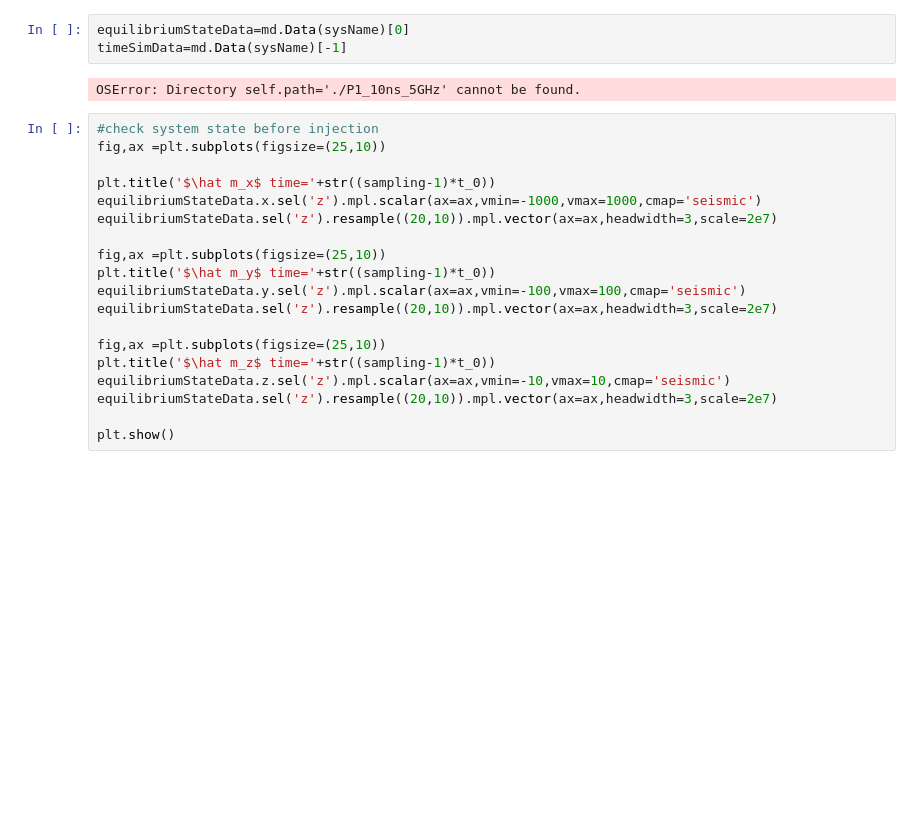
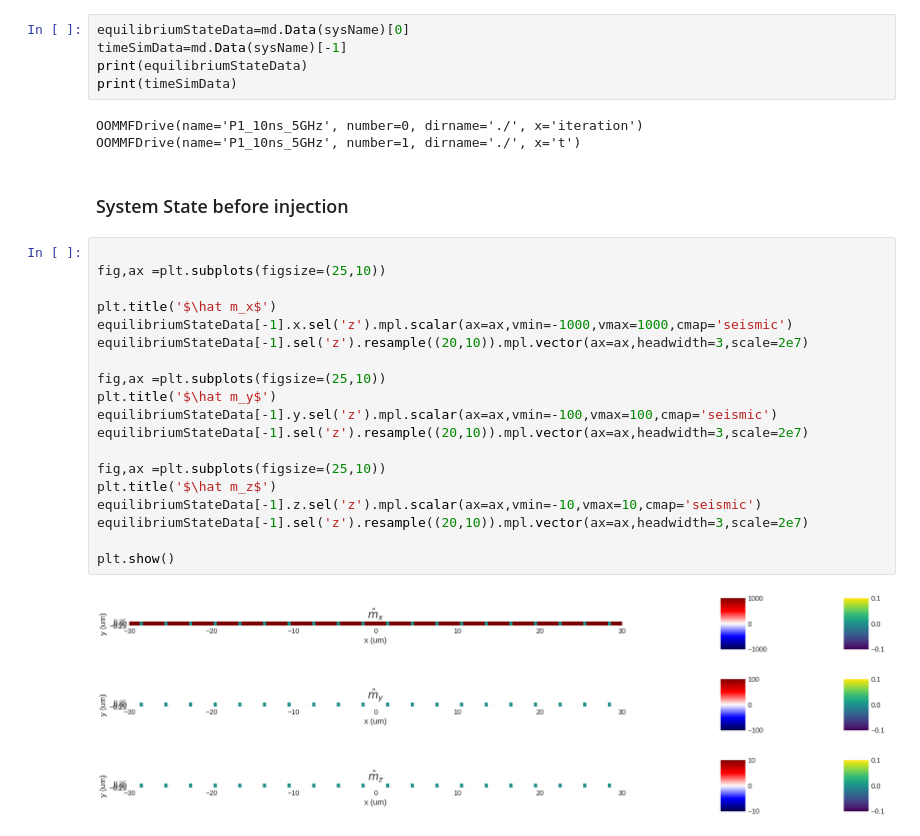
Before and after one commit to RiccardoCiviero/Spintronic_Project, a Jupyter notebook: checkSimulation.ipynb, the cells around one changed output. Drawn from its saved outputs; the diff is of its cells as text; blank space fills up the shorter version.

```diff
--- a/checkSimulation.ipynb
+++ b/checkSimulation.ipynb
@@ -67,24 +143,33 @@ sampling = int(n_Nyquist+n_oversampling)
 # %%
 equilibriumStateData=md.Data(sysName)[0]
 timeSimData=md.Data(sysName)[-1]
+print(equilibriumStateData)
+print(timeSimData)
 # %% [output]
-OSError: Directory self.path='./P1_10ns_5GHz' cannot be found.
+OOMMFDrive(name='P1_10ns_5GHz', number=0, dirname='./', x='iteration')
+OOMMFDrive(name='P1_10ns_5GHz', number=1, dirname='./', x='t')
+# %% [markdown]
+### System State before injection
 # %%
-#check system state before injection
+
 fig,ax =plt.subplots(figsize=(25,10))
 
-plt.title('$\hat m_x$ time='+str((sampling-1)*t_0))
-equilibriumStateData.x.sel('z').mpl.scalar(ax=ax,vmin=-1000,vmax=1000,cmap='seismic')
-equilibriumStateData.sel('z').resample((20,10)).mpl.vector(ax=ax,headwidth=3,scale=2e7)
+plt.title('$\hat m_x$')
+equilibriumStateData[-1].x.sel('z').mpl.scalar(ax=ax,vmin=-1000,vmax=1000,cmap='seismic')
+equilibriumStateData[-1].sel('z').resample((20,10)).mpl.vector(ax=ax,headwidth=3,scale=2e7)
 
 fig,ax =plt.subplots(figsize=(25,10))
-plt.title('$\hat m_y$ time='+str((sampling-1)*t_0))
-equilibriumStateData.y.sel('z').mpl.scalar(ax=ax,vmin=-100,vmax=100,cmap='seismic')
-equilibriumStateData.sel('z').resample((20,10)).mpl.vector(ax=ax,headwidth=3,scale=2e7)
+plt.title('$\hat m_y$')
+equilibriumStateData[-1].y.sel('z').mpl.scalar(ax=ax,vmin=-100,vmax=100,cmap='seismic')
+equilibriumStateData[-1].sel('z').resample((20,10)).mpl.vector(ax=ax,headwidth=3,scale=2e7)
 
 fig,ax =plt.subplots(figsize=(25,10))
-plt.title('$\hat m_z$ time='+str((sampling-1)*t_0))
-equilibriumStateData.z.sel('z').mpl.scalar(ax=ax,vmin=-10,vmax=10,cmap='seismic')
-equilibriumStateData.sel('z').resample((20,10)).mpl.vector(ax=ax,headwidth=3,scale=2e7)
+plt.title('$\hat m_z$')
+equilibriumStateData[-1].z.sel('z').mpl.scalar(ax=ax,vmin=-10,vmax=10,cmap='seismic')
+equilibriumStateData[-1].sel('z').resample((20,10)).mpl.vector(ax=ax,headwidth=3,scale=2e7)
 
 plt.show()
+# %% [output]
+[figure, added]
+[figure, added]
+[figure, added]
```
Also changed, not shown: parts of 14 cells of this notebook.
